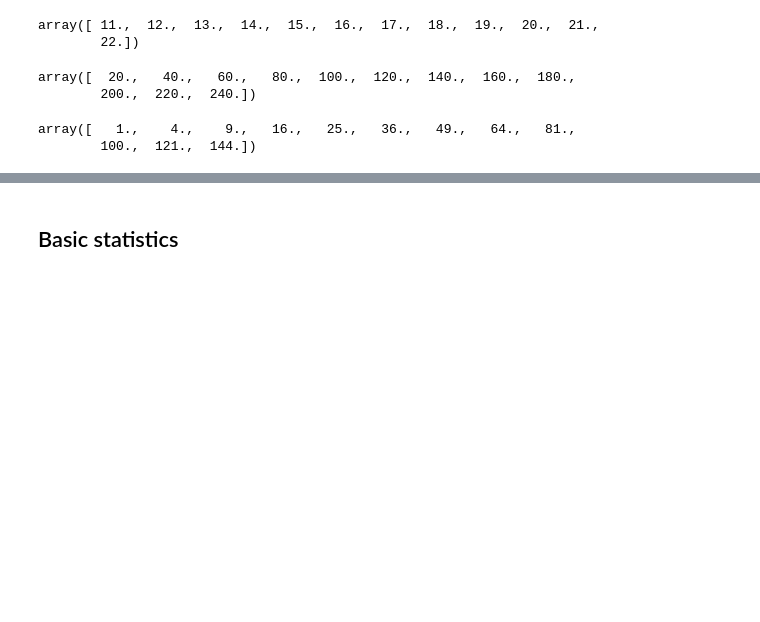
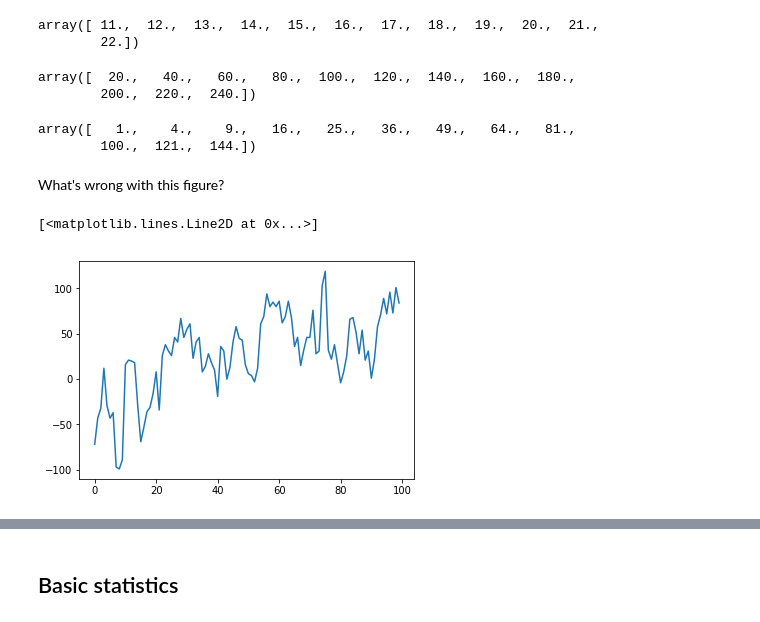
Before and after one commit to koldunovn/python_for_geosciences, a Jupyter notebook: 03 - NumPy arrays.ipynb, the cells around one changed output, grey strips where cells are left out. Saved outputs shown, nothing was run; the diff lists cells and outputs as text; code cells hidden in the pictures; blank space fills up the shorter version.

```diff
--- a/03 - NumPy arrays.ipynb
+++ b/03 - NumPy arrays.ipynb
@@ -175,8 +193,15 @@ months*20
 # %% [output]
 array([  20.,   40.,   60.,   80.,  100.,  120.,  140.,  160.,  180.,
         200.,  220.,  240.])
-# %%
-months*months
-# %% [output]
-array([   1.,    4.,    9.,   16.,   25.,   36.,   49.,   64.,   81.,
-        100.,  121.,  144.])
+# %%
+days*days
+# %% [output]
+array([   1.,    4.,    9.,   16.,   25.,   36.,   49.,   64.,   81.,
+        100.,  121.,  144.])
+# %% [markdown]
+What's wrong with this figure?
+# %%
+plt.plot(temp[:100,3])
+# %% [output]
+[<matplotlib.lines.Line2D at 0x...>]
+[figure, added]
```
Also changed, not shown: parts of 62 cells of this notebook.
